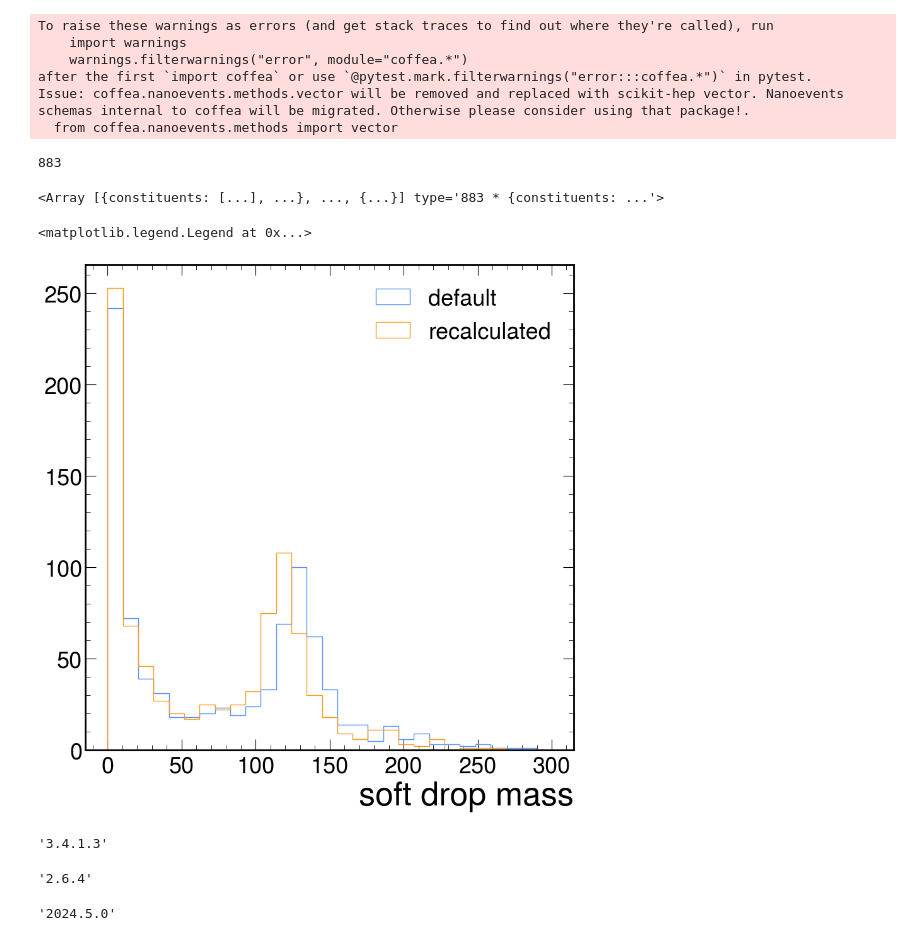
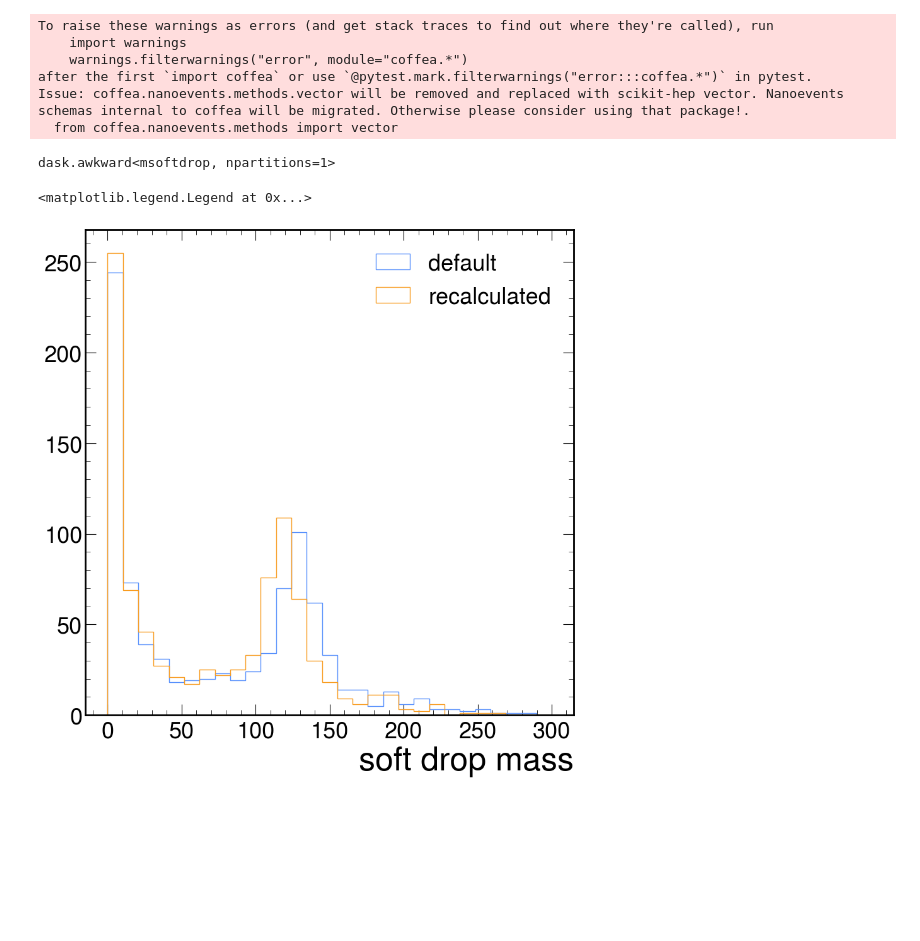
Before and after one commit to nyabando116/USCMS-PURSUE, a Jupyter notebook: data-mc/ParticleNet_explore.ipynb, the cells around one changed output. Cells and saved outputs as stored; diff of their text form; code cells hidden in the pictures; blank space fills up the shorter version.

```diff
--- a/data-mc/ParticleNet_explore.ipynb
+++ b/data-mc/ParticleNet_explore.ipynb
@@ -22,11 +22,10 @@ import matplotlib as mpl
 mpl.rcParams['lines.linewidth'] = 5
 # %%
 # a file containing 2018 ggF simulation
-sample = "/uscms/home/jennetd/nobackup/hbb-prod-modes/run3-triggers/data-mc/ggF.root"
+sample = "ggF.root"
 # %%
 events = NanoEventsFactory.from_root(
-    {sample: "/Events"},
-    delayed=False,
+    {sample:"/Events"},
     schemaclass=PFNanoAODSchema,
 ).events()
 # %% [output]
@@ -48,27 +47,24 @@ leadingjets = candidatejet[:, 0:2]
-# %%
-len(ak.flatten(leadingjets))
-# %% [output]
-883
 # %%
 import fastjet
 # %%
 jetdef = fastjet.JetDefinition(
         fastjet.cambridge_algorithm, 0.8
     )
-pf = ak.flatten(leadingjets.constituents.pf, axis=1)
+
+pf = ak.flatten(fatjets.constituents.pf,axis=1)
 cluster = fastjet.ClusterSequence(pf, jetdef)
 softdrop_zcut10_beta0 = cluster.exclusive_jets_softdrop_grooming()
-# %%
-softdrop_zcut10_beta0
-# %% [output]
-<Array [{constituents: [...], ...}, ..., {...}] type='883 * {constituents: ...'>
+# %%
+leadingjets.msoftdrop
+# %% [output]
+dask.awkward<msoftdrop, npartitions=1>
 # %%
 bins=np.linspace(0,300,30)
-plt.hist(ak.flatten(leadingjets.msoftdrop),histtype='step',bins=bins,label='default');
-plt.hist(softdrop_zcut10_beta0.msoftdrop,histtype='step',bins=bins,label='recalculated');
+plt.hist(ak.flatten(fatjets.msoftdrop.compute()),histtype='step',bins=bins,label='default');
+plt.hist(softdrop_zcut10_beta0.msoftdrop.compute(),histtype='step',bins=bins,label='recalculated');
 plt.legend(frameon=False)
 plt.xlabel('soft drop mass')
 plt.legend()
 # %% [output]
 <matplotlib.legend.Legend at 0x...>
-[figure, old version]
+[figure, new version]
@@ -179,13 +70,0 @@ plt.hist(secondjet_diff)
-# %%
-fastjet.__version__
-# %% [output]
-'3.4.1.3'
-# %%
-ak.__version__
-# %% [output]
-'2.6.4'
-# %%
-import coffea
-coffea.__version__
-# %% [output]
-'2024.5.0'
```
Also changed, not shown: parts of 18 cells of this notebook.
